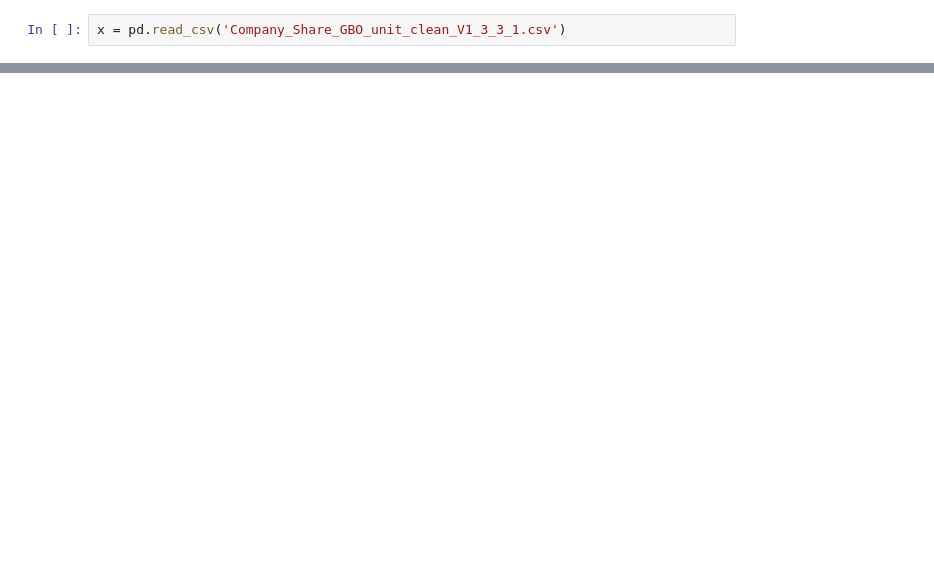
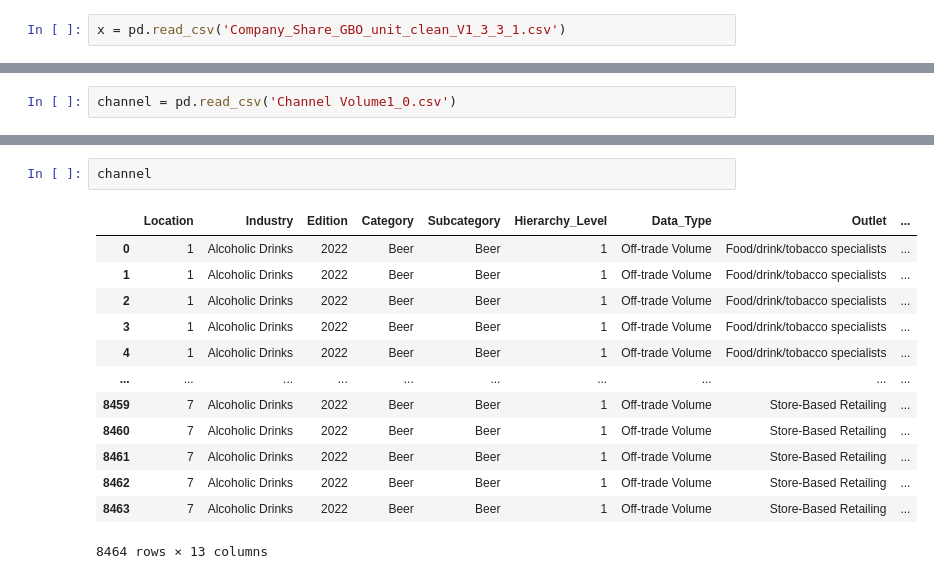
Before and after one commit to Ta-DevSark/dragonyte_brewery, a Jupyter notebook: Mahmoud.ipynb, the cells around one changed output, grey strips where cells are left out. Saved outputs shown, nothing was run; the diff lists cells and outputs as text; blank space fills up the shorter version.

Commit message:
modified files marketsize and Channelvolume

```diff
--- a/Mahmoud.ipynb
+++ b/Mahmoud.ipynb
@@ -1005,0 +973,2 @@ x
+# %%
+channel = pd.read_csv('Channel Volume1_0.csv')
@@ -1005,0 +990,16 @@ x
+# %%
+channel
+# %% [output]
+|  | Location | Industry | Edition | Category | Subcategory | Hierarchy_Level | Data_Type | Outlet | ... |
+| 0 | 1 | Alcoholic Drinks | 2022 | Beer | Beer | 1 | Off-trade Volume | Food/drink/tobacco specialists | ... |
+| 1 | 1 | Alcoholic Drinks | 2022 | Beer | Beer | 1 | Off-trade Volume | Food/drink/tobacco specialists | ... |
+| 2 | 1 | Alcoholic Drinks | 2022 | Beer | Beer | 1 | Off-trade Volume | Food/drink/tobacco specialists | ... |
+| 3 | 1 | Alcoholic Drinks | 2022 | Beer | Beer | 1 | Off-trade Volume | Food/drink/tobacco specialists | ... |
+| 4 | 1 | Alcoholic Drinks | 2022 | Beer | Beer | 1 | Off-trade Volume | Food/drink/tobacco specialists | ... |
+| ... | ... | ... | ... | ... | ... | ... | ... | ... | ... |
+| 8459 | 7 | Alcoholic Drinks | 2022 | Beer | Beer | 1 | Off-trade Volume | Store-Based Retailing | ... |
+| 8460 | 7 | Alcoholic Drinks | 2022 | Beer | Beer | 1 | Off-trade Volume | Store-Based Retailing | ... |
+| 8461 | 7 | Alcoholic Drinks | 2022 | Beer | Beer | 1 | Off-trade Volume | Store-Based Retailing | ... |
+| 8462 | 7 | Alcoholic Drinks | 2022 | Beer | Beer | 1 | Off-trade Volume | Store-Based Retailing | ... |
+| 8463 | 7 | Alcoholic Drinks | 2022 | Beer | Beer | 1 | Off-trade Volume | Store-Based Retailing | ... |
+8464 rows × 13 columns
```
Also changed, not shown: parts of 13 cells of this notebook, 3 other files.
